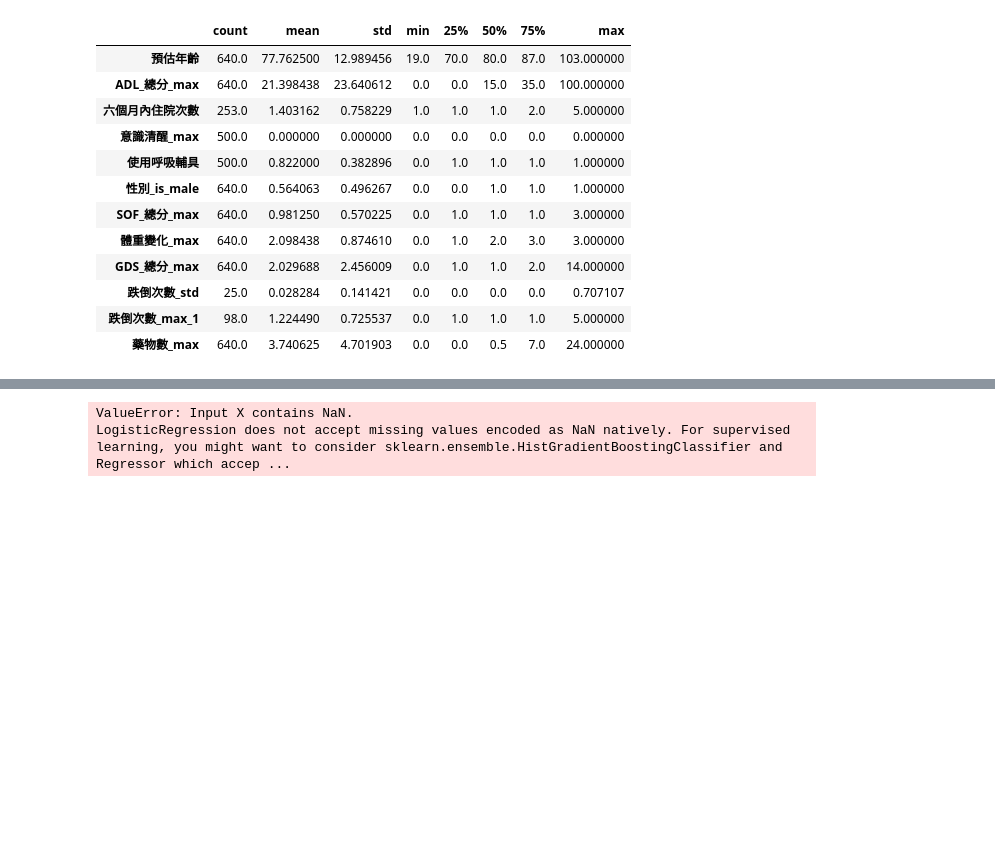
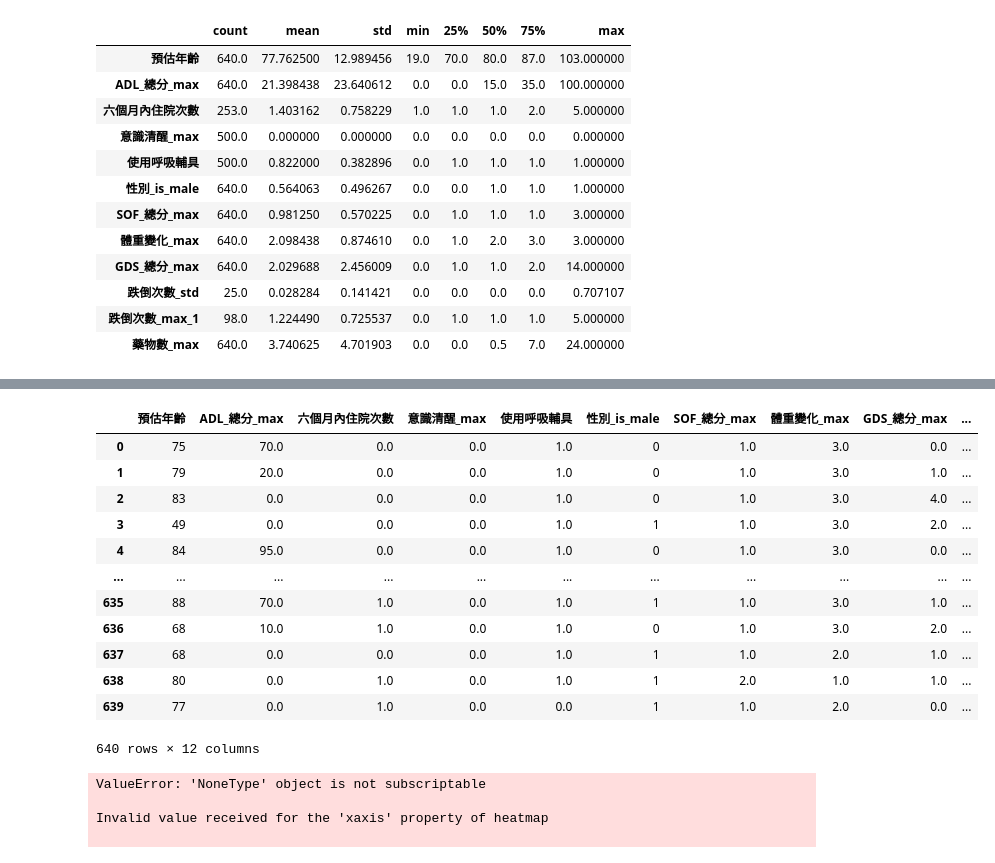
Before and after one commit to peculab/AI4JUBO, a Jupyter notebook: JuboDeath_V4.ipynb, the cells around one changed output, grey strips where cells are left out. Drawn from its saved outputs; the diff is of its cells as text; code cells hidden in the pictures; blank space fills up the shorter version.

```diff
--- a/JuboDeath_V4.ipynb
+++ b/JuboDeath_V4.ipynb
@@ -1210,6 +1271,24 @@ def evaluate_all_models_visual(models: dict, X_val, y_val):
+# %%
+exX
+# %% [output]
+|  | 預估年齡 | ADL_總分_max | 六個月內住院次數 | 意識清醒_max | 使用呼吸輔具 | 性別_is_male | SOF_總分_max | 體重變化_max | GDS_總分_max | ... |
+| 0 | 75 | 70.0 | 0.0 | 0.0 | 1.0 | 0 | 1.0 | 3.0 | 0.0 | ... |
+| 1 | 79 | 20.0 | 0.0 | 0.0 | 1.0 | 0 | 1.0 | 3.0 | 1.0 | ... |
+| 2 | 83 | 0.0 | 0.0 | 0.0 | 1.0 | 0 | 1.0 | 3.0 | 4.0 | ... |
+| 3 | 49 | 0.0 | 0.0 | 0.0 | 1.0 | 1 | 1.0 | 3.0 | 2.0 | ... |
+| 4 | 84 | 95.0 | 0.0 | 0.0 | 1.0 | 0 | 1.0 | 3.0 | 0.0 | ... |
+| ... | ... | ... | ... | ... | ... | ... | ... | ... | ... | ... |
+| 635 | 88 | 70.0 | 1.0 | 0.0 | 1.0 | 1 | 1.0 | 3.0 | 1.0 | ... |
+| 636 | 68 | 10.0 | 1.0 | 0.0 | 1.0 | 0 | 1.0 | 3.0 | 2.0 | ... |
+| 637 | 68 | 0.0 | 0.0 | 0.0 | 1.0 | 1 | 1.0 | 2.0 | 1.0 | ... |
+| 638 | 80 | 0.0 | 1.0 | 0.0 | 1.0 | 1 | 2.0 | 1.0 | 1.0 | ... |
+| 639 | 77 | 0.0 | 1.0 | 0.0 | 0.0 | 1 | 1.0 | 2.0 | 0.0 | ... |
+640 rows × 12 columns
 # %%
 # 假設你已經訓練完模型並存在 trained_models 中
-evaluate_all_models_visual(trained_models, ex_X[top_features], ex_y)
+evaluate_all_models_visual(trained_models, exX, ex_y)
 # %% [output]
-ValueError: Input X contains NaN.
-LogisticRegression does not accept missing values encoded as NaN natively. For supervised learning, you might want to consider sklearn.ensemble.HistGradientBoostingClassifier and Regressor which accep ...
+ValueError: 'NoneType' object is not subscriptable
+
+Invalid value received for the 'xaxis' property of heatmap
+
```
Also changed, not shown: parts of 8 cells of this notebook.
